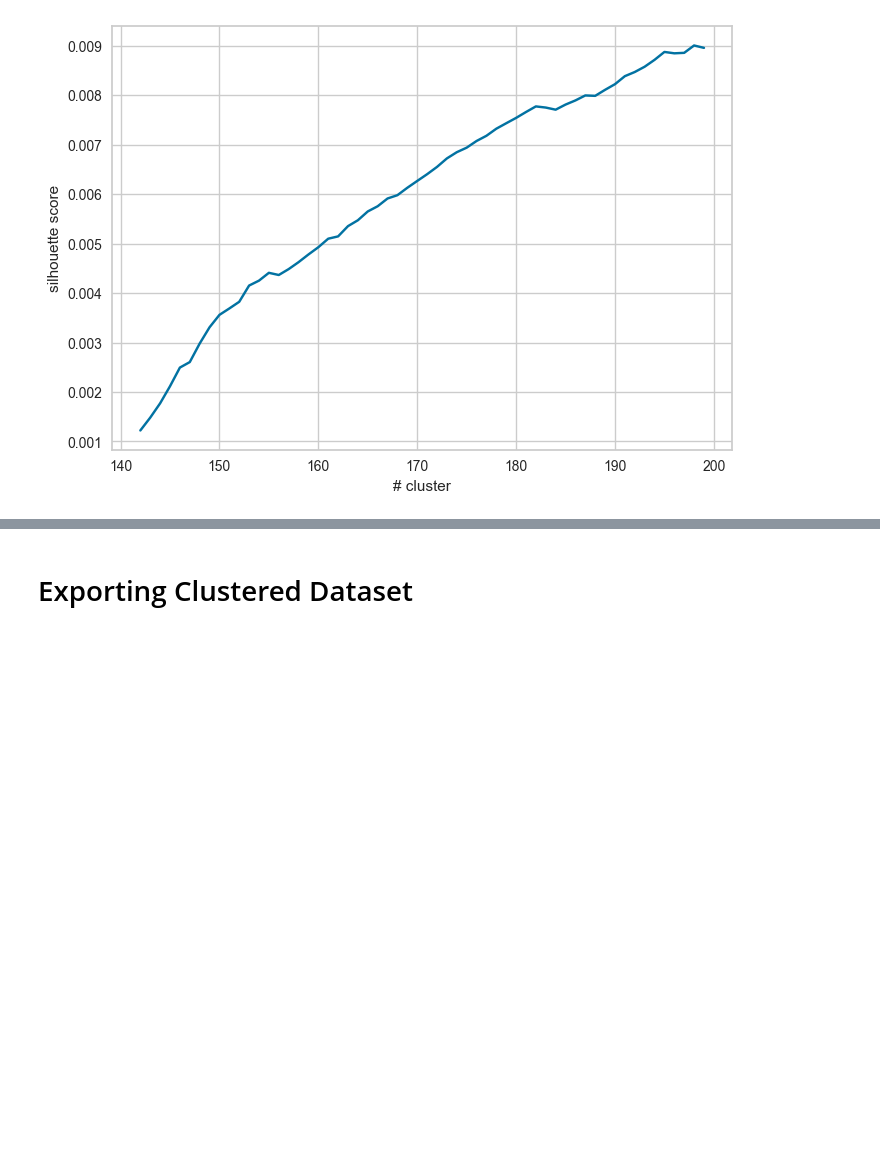
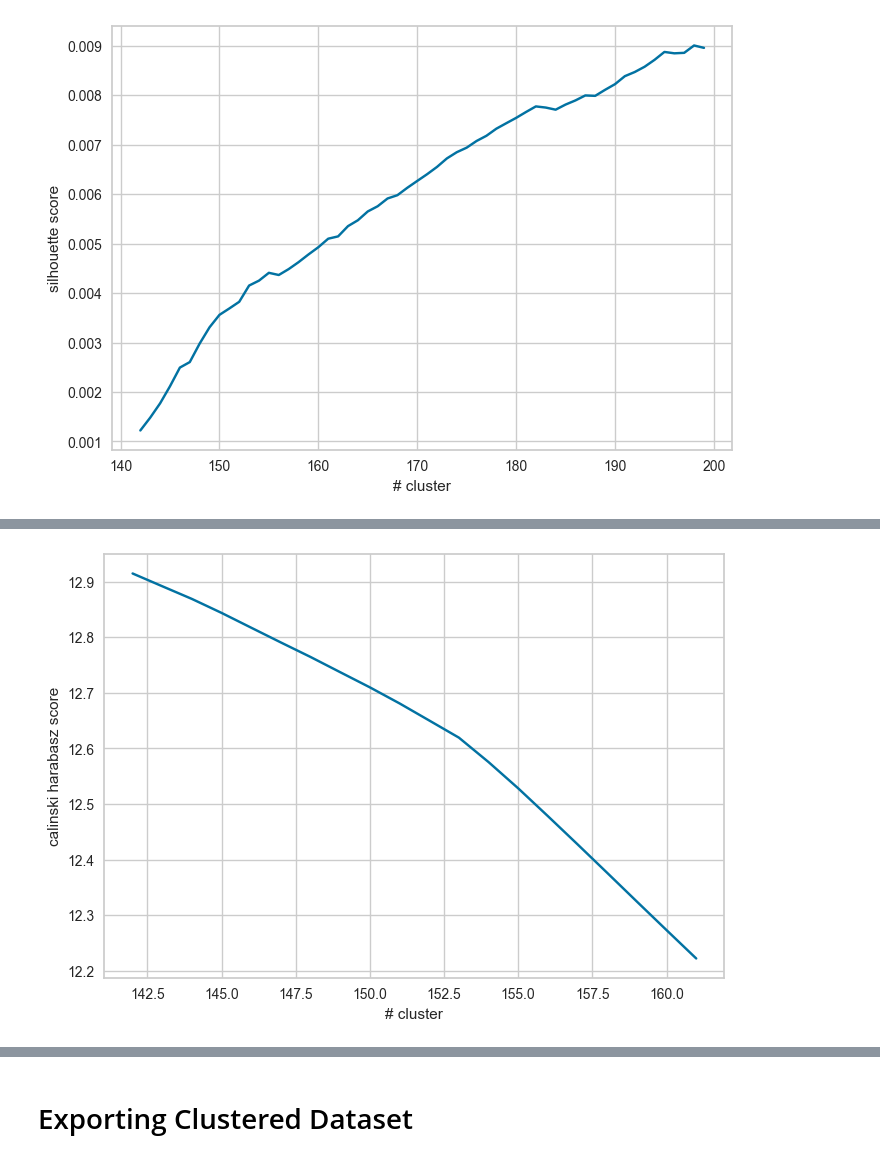
Before and after one commit to angelonazzaro/ZaMatcher, a Jupyter notebook: clustering.ipynb, the cells around one changed output, grey strips where cells are left out. Cells and saved outputs as stored; diff of their text form; code cells hidden in the pictures; blank space fills up the shorter version.

```diff
--- a/clustering.ipynb
+++ b/clustering.ipynb
@@ -175,0 +204,4 @@ plot_metrics(cluster_count, silhouette_scores, "silhouette score", 140, 200)
+# %%
+plot_metrics(cluster_count, calinski_harabasz_scores, "calinski harabasz score", 140, 160)
+# %% [output]
+[figure, added]
```
Also changed, not shown: parts of 12 cells of this notebook, 2 other files.
